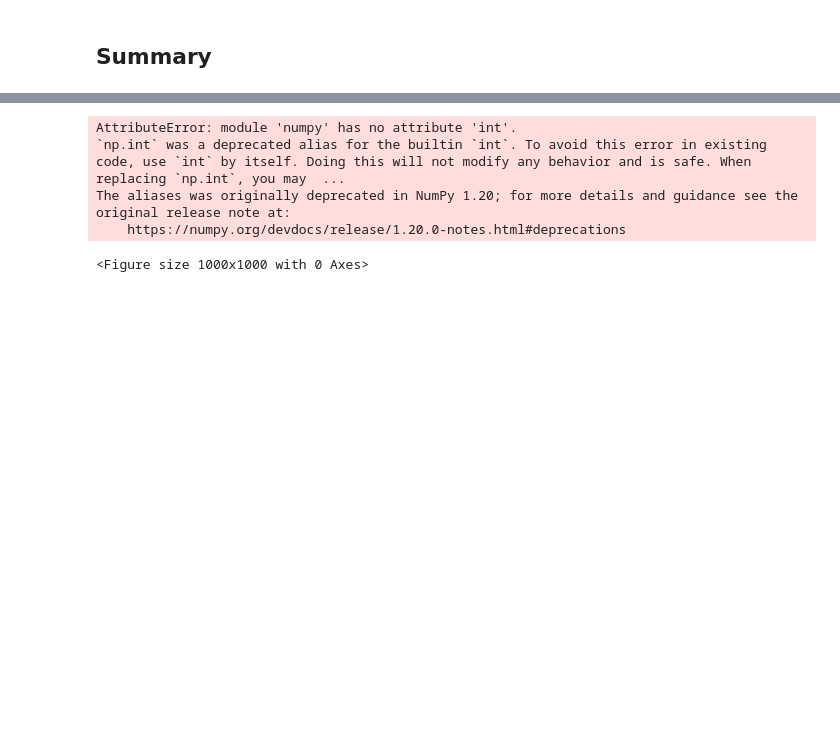
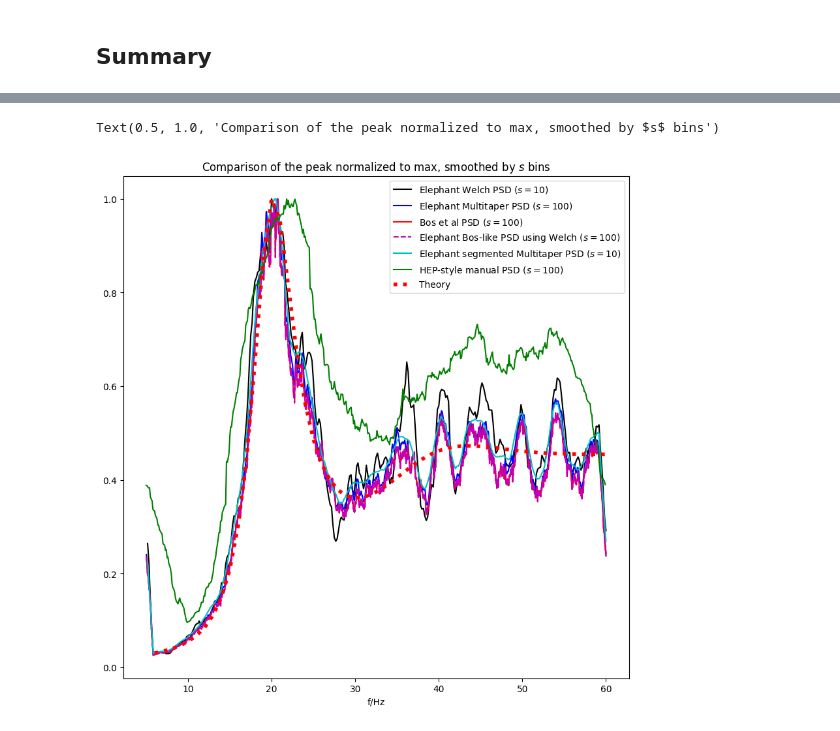
Before and after one commit to INM-6/elephant, a Jupyter notebook: doc/tutorials/spike_power_spectra.ipynb, the cells around one changed output, grey strips where cells are left out. Cells and saved outputs as stored; diff of their text form; code cells hidden in the pictures; blank space fills up the shorter version.

```diff
--- a/doc/tutorials/spike_power_spectra.ipynb
+++ b/doc/tutorials/spike_power_spectra.ipynb
@@ -189,9 +191,9 @@ def movav(y, Dx, dx):
     else:
         ly = len(y)
         r = np.zeros(ly)
-        n = np.int(np.round((Dx / dx)))
-        r[0:np.int(n / 2.)] = 1.0 / n
-        r[-np.int(n / 2.)::] = 1.0 / n
+        n = int(np.round((Dx / dx)))
+        r[0:int(n / 2.)] = 1.0 / n
+        r[-int(n / 2.)::] = 1.0 / n
         R = np.fft.fft(r)
         Y = np.fft.fft(y)
         yf = np.fft.ifft(Y * R)
@@ -372,56 +382,61 @@ Text(0.5, 0, 'f/Hz')
 fig = plt.figure(figsize=(10,10))
 smooth = 100
 min_f = 5
-max_f = 100
+max_f = 60
 label = []
 
 lower_f_index = np.where(f_w.rescale(pq.Hz).magnitude>min_f)[0][0]
 upper_f_index = np.where(f_w.rescale(pq.Hz).magnitude>max_f)[0][0]
-x=movav(psd_w[0, lower_f_index:upper_f_index]/2,smooth/10,1)
+x=movav(psd_w[0, lower_f_index:upper_f_index]/2,smooth//n_segments,1)
 xm=np.max(x)
 plt.plot(f_w[lower_f_index:upper_f_index], np.transpose(x/xm), "k-")
-label.append("Elephant Welch PSD")
+label.append(f"Elephant Welch PSD ($s={(smooth/n_segments):n}$)")
 
 lower_f_index = np.where(f_mt.rescale(pq.Hz).magnitude>min_f)[0][0]
 upper_f_index = np.where(f_mt.rescale(pq.Hz).magnitude>max_f)[0][0]
 x=movav(psd_mt[0, lower_f_index:upper_f_index]/2,smooth,1)
 xm=np.max(x)
 plt.plot(f_mt[lower_f_index:upper_f_index], np.transpose(x/xm), "b-")
-label.append("Elephant Multitaper PSD")
+label.append(f"Elephant Multitaper PSD ($s={smooth}$)")
 
 lower_f_index = np.where(f_bo>min_f)[0][0]
 upper_f_index = np.where(f_bo>max_f)[0][0]
 x=movav(psd_bo[0, lower_f_index:upper_f_index],smooth,1)
 xm=np.max(x)
 plt.plot(f_bo[lower_f_index:upper_f_index], np.transpose(x/xm), "r-")
-label.append("Bos et al PSD")
+label.append(f"Bos et al PSD ($s={smooth}$)")
 
 lower_f_index = np.where(f_wbc.rescale(pq.Hz).magnitude>min_f)[0][0]
 upper_f_index = np.where(f_wbc.rescale(pq.Hz).magnitude>max_f)[0][0]
 x=movav(psd_wbc[0, lower_f_index:upper_f_index]/2,smooth,1)
 xm=np.max(x)
 plt.plot(f_wbc[lower_f_index:upper_f_index], np.transpose(x/xm), "m--")
-label.append("Elephant Bos-like PSD using Welch")
+label.append(f"Elephant Bos-like PSD using Welch ($s={smooth}$)")
 
 lower_f_index = np.where(f_mtn.rescale(pq.Hz).magnitude>min_f)[0][0]
 upper_f_index = np.where(f_mtn.rescale(pq.Hz).magnitude>max_f)[0][0]
-x=movav(psd_mtn[0, 0, lower_f_index:upper_f_index]/2,smooth/10,1)
+x=movav(psd_mtn[0, 0, lower_f_index:upper_f_index]/2,smooth/n_segments,1)
 xm=np.max(x)
 plt.plot(f_mtn[lower_f_index:upper_f_index], np.transpose(x/xm), "c-")
-label.append("Elephant segmented Multitaper PSD")
+label.append(f"Elephant segmented Multitaper PSD ($s={(smooth/n_segments):n}$)")
 
 lower_f_index = np.where(f_zf>min_f)[0][0]
 upper_f_index = np.where(f_zf>max_f)[0][0]
 x=movav(psd_zf[lower_f_index:upper_f_index],smooth,1)
 xm=np.max(x)
 plt.plot(f_zf[lower_f_index:upper_f_index], np.transpose(x/xm), "g-")
-label.append("HEP-style manual PSD")
+label.append(f"HEP-style manual PSD ($s={smooth}$)")
+
+lower_f_index = np.where(f_th>min_f)[0][0]
+upper_f_index = np.where(f_th>max_f)[0][0]
+x=psd_th[lower_f_index:upper_f_index] #movav(psd_th[lower_f_index:upper_f_index],smooth,1)
+xm=np.max(x)
+plt.plot(f_th[lower_f_index:upper_f_index], np.transpose(x/xm), "r:", linewidth=4)
+label.append("Theory")
 
 plt.xlabel("f/Hz")
 plt.legend(label)
+plt.title(f"Comparison of the peak normalized to max, smoothed by $s$ bins")
 # %% [output]
-AttributeError: module 'numpy' has no attribute 'int'.
-`np.int` was a deprecated alias for the builtin `int`. To avoid this error in existing code, use `int` by itself. Doing this will not modify any behavior and is safe. When replacing `np.int`, you may  ...
-The aliases was originally deprecated in NumPy 1.20; for more details and guidance see the original release note at:
-    https://numpy.org/devdocs/release/1.20.0-notes.html#deprecations
+Text(0.5, 1.0, 'Comparison of the peak normalized to max, smoothed by $s$ bins')
-<Figure size 1000x1000 with 0 Axes>
+[figure, added]
```
Also changed, not shown: parts of 17 cells of this notebook.
